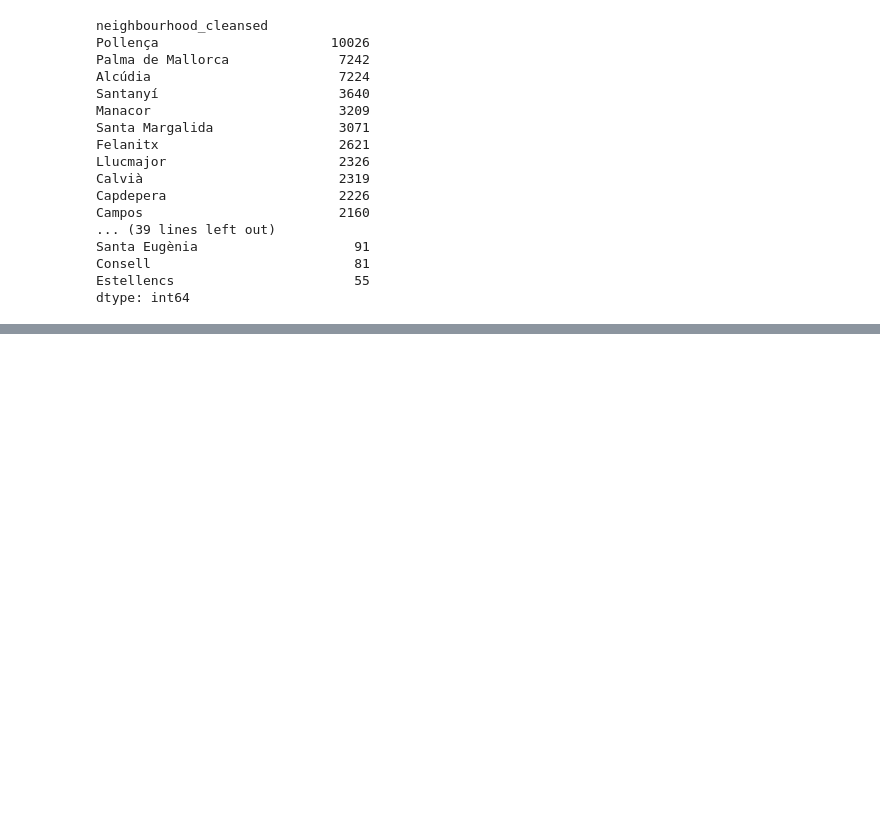
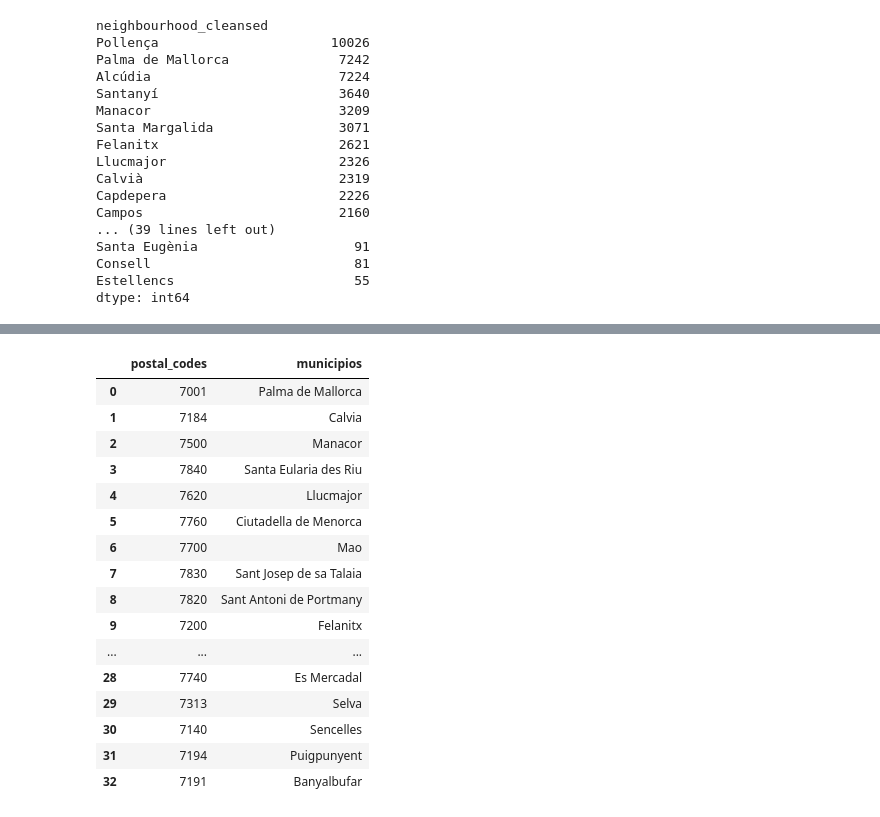
Before and after one commit to JaimeLeoz/w4-ETL-Project, a Jupyter notebook: MainWork-1.ipynb, the cells around one changed output, grey strips where cells are left out. Saved outputs shown, nothing was run; the diff lists cells and outputs as text; code cells hidden in the pictures; blank space fills up the shorter version.

```diff
--- a/MainWork-1.ipynb
+++ b/MainWork-1.ipynb
@@ -1494,0 +1802,4 @@ dtype: int64
+# %%
+df_rent_municipios_final.at[3,'municipios']='Santa Eularia des Riu'
+# %%
+df_rent_municipios_final.at[23,'municipios']='Sant Lluis'
@@ -1494,0 +1971,22 @@ dtype: int64
+# %%
+# PERFECT ANOTHER TOUCHDOWN _ READY FOR SQL
+
+df_rent_municipios_final[['postal_codes', 'municipios' ]]
+# %% [output]
+|  | postal_codes | municipios |
+| 0 | 7001 | Palma de Mallorca |
+| 1 | 7184 | Calvia |
+| 2 | 7500 | Manacor |
+| 3 | 7840 | Santa Eularia des Riu |
+| 4 | 7620 | Llucmajor |
+| 5 | 7760 | Ciutadella de Menorca |
+| 6 | 7700 | Mao |
+| 7 | 7830 | Sant Josep de sa Talaia |
+| 8 | 7820 | Sant Antoni de Portmany |
+| 9 | 7200 | Felanitx |
+| ... | ... | ... |
+| 28 | 7740 | Es Mercadal |
+| 29 | 7313 | Selva |
+| 30 | 7140 | Sencelles |
+| 31 | 7194 | Puigpunyent |
+| 32 | 7191 | Banyalbufar |
```
Also changed, not shown: parts of 37 cells of this notebook, 9 other files.
